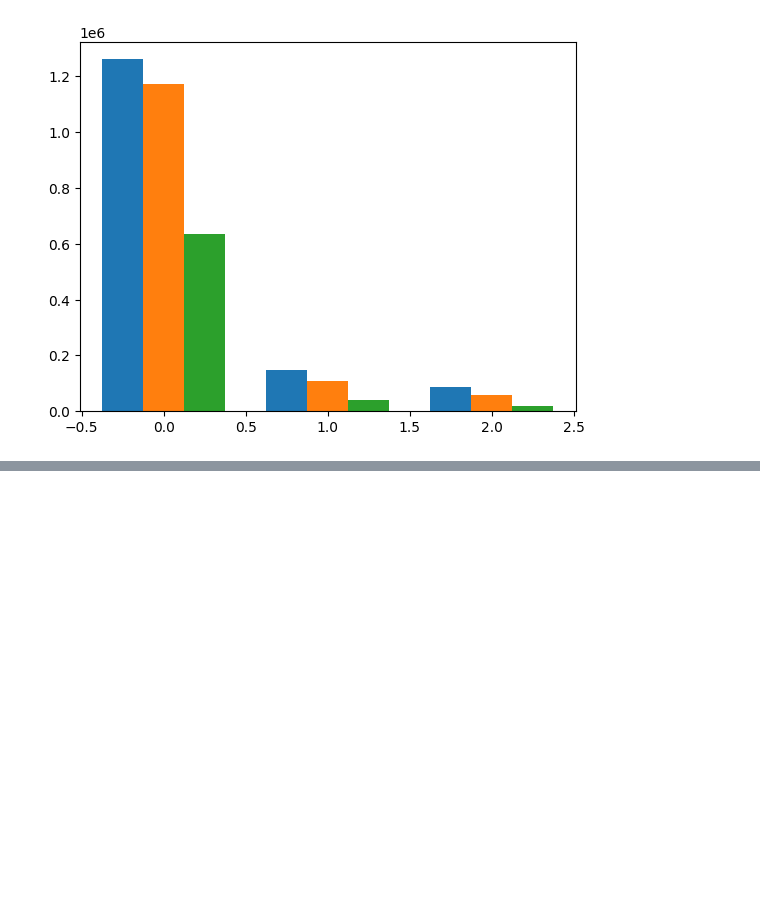
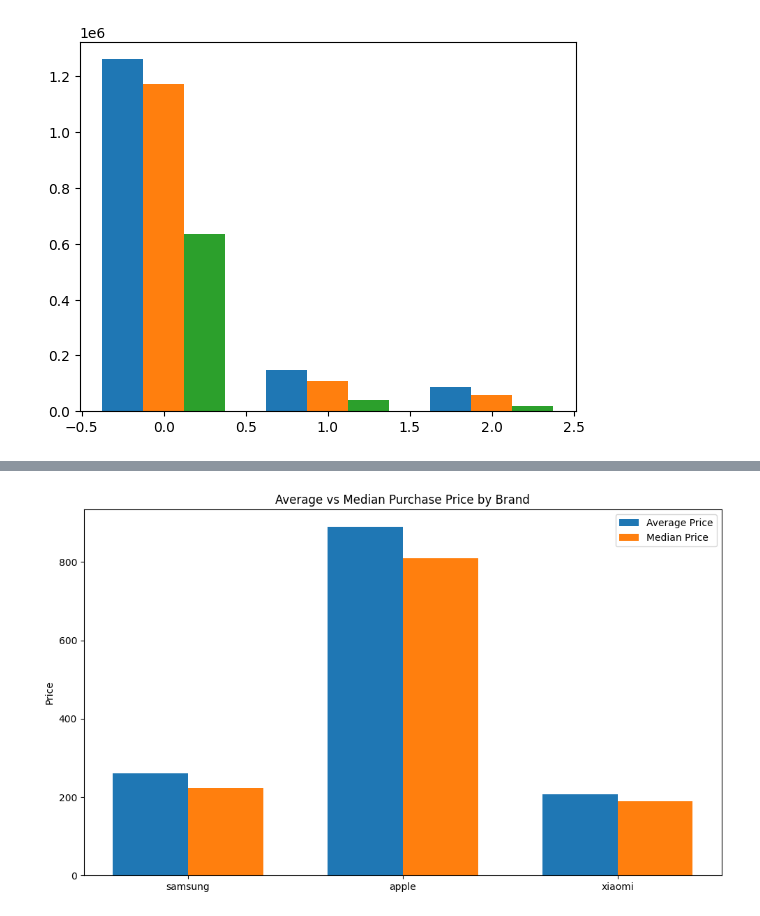
Before and after one commit to sol030/final_project, a Jupyter notebook: CSY/10월_퍼널_brand.ipynb, the cells around one changed output, grey strips where cells are left out. Cells and saved outputs as stored; diff of their text form; code cells hidden in the pictures; blank space fills up the shorter version.

```diff
--- a/CSY/10월_퍼널_brand.ipynb
+++ b/CSY/10월_퍼널_brand.ipynb
@@ -450,0 +666,8 @@ df_user_flow = df.sort_values(['user_id', 'event_time'])
+# %%
+brand_compare_depth = brand_compare_depth.merge(
+    compare_ratio,
+    on='brand',
+    how='left'
+)
+
+brand_compare_depth
@@ -450,0 +783,16 @@ df_user_flow = df.sort_values(['user_id', 'event_time'])
+# %%
+x = np.arange(len(plot_df))
+width = 0.35
+
+plt.figure(figsize=(10, 6))
+plt.bar(x - width/2, plot_df['avg_price'], width, label='Average Price')
+plt.bar(x + width/2, plot_df['median_price'], width, label='Median Price')
+
+plt.xticks(x, plot_df['brand'])
+plt.ylabel('Price')
+plt.title('Average vs Median Purchase Price by Brand')
+plt.legend()
+plt.tight_layout()
+plt.show()
+# %% [output]
+[figure, added]
```
Also changed, not shown: parts of 43 cells of this notebook.
